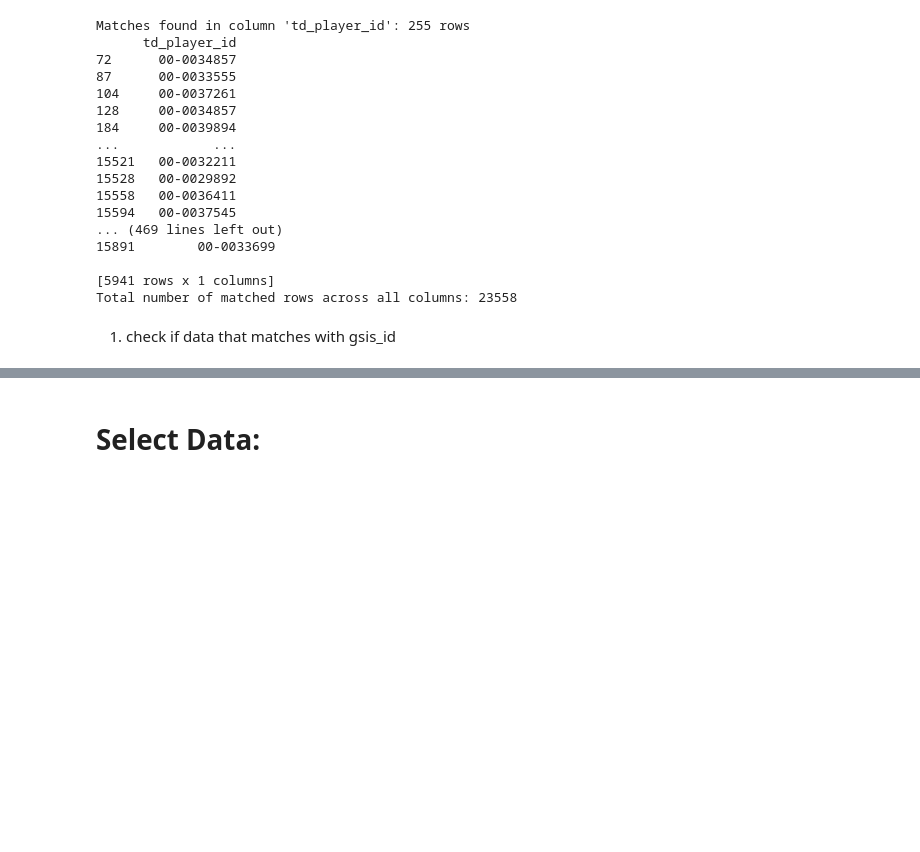
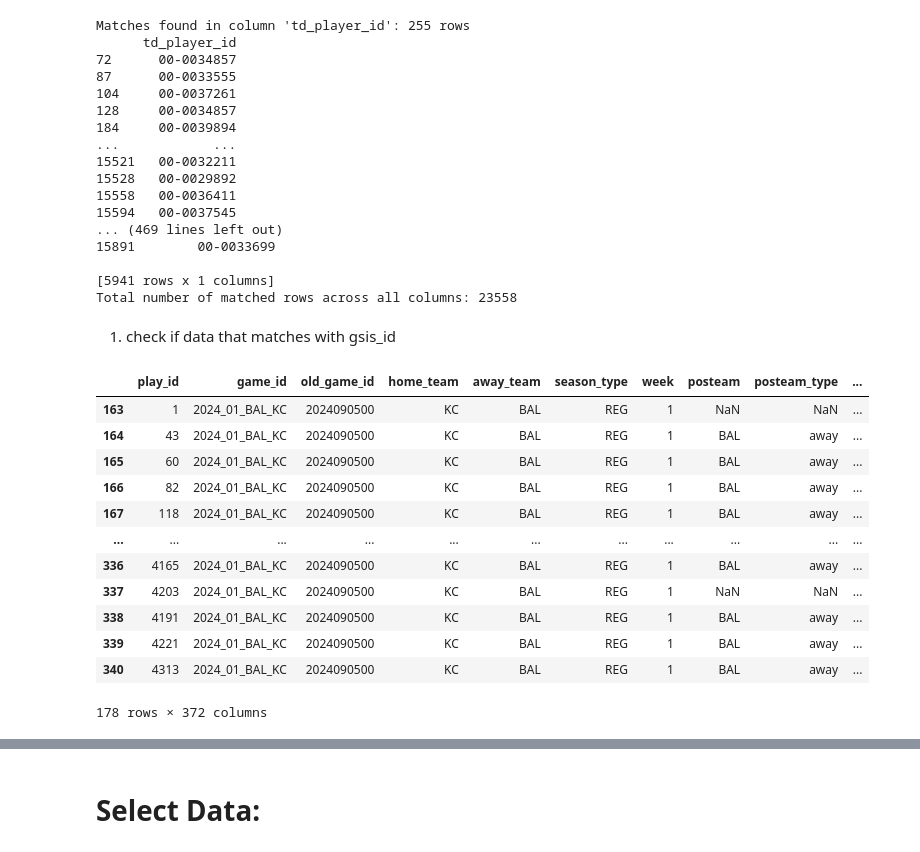
Before and after one commit to DiyaPrasanth20/NFL_Analysis, a Jupyter notebook: DataPrep.ipynb, the cells around one changed output, grey strips where cells are left out. Cells and saved outputs as stored; diff of their text form; code cells hidden in the pictures; blank space fills up the shorter version.

Commit message:
data bad

```diff
--- a/DataPrep.ipynb
+++ b/DataPrep.ipynb
@@ -209,3 +209,26 @@ Matches found in column 'td_player_id': 255 rows
 Total number of matched rows across all columns: 23558
 # %% [markdown]
 1. check if data that matches with gsis_id
+# %%
+pd.set_option('display.max_columns', None)
+# %%
+import pandas as pd
+
+play_df = pd.read_csv("data/play_by_play_2024.csv")
+injury_df = pd.read_csv("data/injuries_2024.csv")
+# %%
+play_df[(play_df.week == 1) & (play_df.home_team == "KC")]
+# %% [output]
+|  | play_id | game_id | old_game_id | home_team | away_team | season_type | week | posteam | posteam_type | ... |
+| 163 | 1 | 2024_01_BAL_KC | 2024090500 | KC | BAL | REG | 1 | NaN | NaN | ... |
+| 164 | 43 | 2024_01_BAL_KC | 2024090500 | KC | BAL | REG | 1 | BAL | away | ... |
+| 165 | 60 | 2024_01_BAL_KC | 2024090500 | KC | BAL | REG | 1 | BAL | away | ... |
+| 166 | 82 | 2024_01_BAL_KC | 2024090500 | KC | BAL | REG | 1 | BAL | away | ... |
+| 167 | 118 | 2024_01_BAL_KC | 2024090500 | KC | BAL | REG | 1 | BAL | away | ... |
+| ... | ... | ... | ... | ... | ... | ... | ... | ... | ... | ... |
+| 336 | 4165 | 2024_01_BAL_KC | 2024090500 | KC | BAL | REG | 1 | BAL | away | ... |
+| 337 | 4203 | 2024_01_BAL_KC | 2024090500 | KC | BAL | REG | 1 | NaN | NaN | ... |
+| 338 | 4191 | 2024_01_BAL_KC | 2024090500 | KC | BAL | REG | 1 | BAL | away | ... |
+| 339 | 4221 | 2024_01_BAL_KC | 2024090500 | KC | BAL | REG | 1 | BAL | away | ... |
+| 340 | 4313 | 2024_01_BAL_KC | 2024090500 | KC | BAL | REG | 1 | BAL | away | ... |
+178 rows × 372 columns
```
Also changed, not shown: parts of 7 cells of this notebook, 4 other files.
